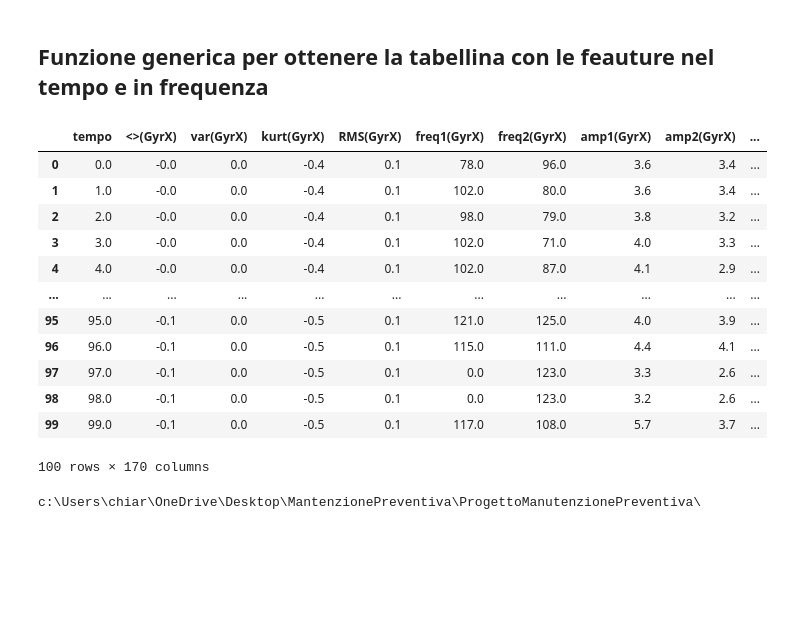
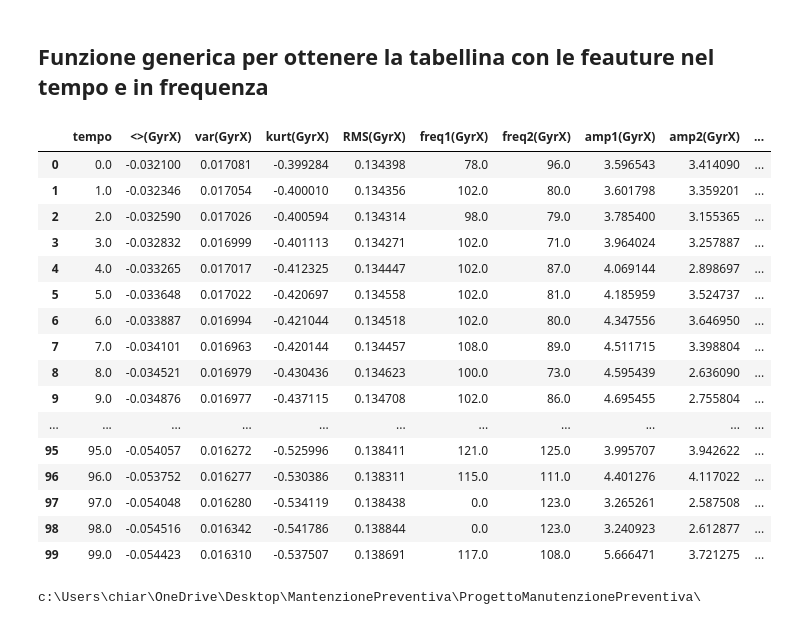
Before and after one commit to ChiaraAmalia/ProgettoManutenzionePreventiva, a Jupyter notebook: M1/FAULT_M1_10/fault_m1_10.ipynb, the cells around one changed output. Saved outputs shown, nothing was run; the diff lists cells and outputs as text; code cells hidden in the pictures; blank space fills up the shorter version.

```diff
--- a/M1/FAULT_M1_10/fault_m1_10.ipynb
+++ b/M1/FAULT_M1_10/fault_m1_10.ipynb
@@ -31,7 +35,6 @@ rcou_m1_fault10 = rcou_m1_fault10[((rcou_m1_fault10['C9'] >= potenza) & (rcou_m1
 
 rcou_m1_fault10 = rcou_m1_fault10.reset_index(drop=True)
 
-pd.set_option('display.float_format', lambda x: '%.1f' % x)
 
 display(rcou_m1_fault10)
 # %% [output]
@@ -139,7 +142,7 @@ print(att_m1_fault10)
 
 [9163 rows x 7 columns]
 # %%
-#elettricita' che scorre nel motore considerato, al momento ne consideriamo solo 1
+'''#elettricita' che scorre nel motore considerato, al momento ne consideriamo solo 1
 esc_0_m1_fault10 = pd.read_csv("ESC_0.csv")
 esc_0_m1_fault10 = esc_0_m1_fault10.astype("float64")
 esc_0_m1_fault10 = esc_0_m1_fault10.drop(['LineNo','Instance', 'RawRPM', 'Volt', 'Temp', 'CTot', 'MotTemp', 'Err'], axis=1)
@@ -174,4 +177,4 @@ esc_5_m1_fault10 = pd.read_csv("ESC_5.csv")
 esc_5_m1_fault10 = esc_5_m1_fault10.astype("float64")
 esc_5_m1_fault10 = esc_5_m1_fault10.drop(['LineNo','Instance', 'RawRPM', 'Volt', 'Temp', 'CTot', 'MotTemp', 'Err'], axis=1)
 esc_5_m1_fault10 = esc_5_m1_fault10[((esc_5_m1_fault10['TimeUS'] >= min) & (esc_5_m1_fault10['TimeUS'] <= max))]
-esc_5_m1_fault10=esc_5_m1_fault10.rename(columns={"RPM": "RPM(ESC_5)", "Curr": "Curr(ESC_5)"})
+esc_5_m1_fault10=esc_5_m1_fault10.rename(columns={"RPM": "RPM(ESC_5)", "Curr": "Curr(ESC_5)"})'''
@@ -215,13 +220,13 @@ display(imu_m1_fault10)
 m1_fault10 = pd.merge_ordered(imu_m1_fault10,att_m1_fault10)
 m1_fault10=m1_fault10.fillna(method="ffill").fillna(method="bfill")
 #sincronizzazione dei tempi tra la tabella ottenuta precedentemente e esc_0 (corrente che passa nel motore)
-m1_fault10 = pd.merge_ordered(m1_fault10, esc_0_m1_fault10)
+'''m1_fault10 = pd.merge_ordered(m1_fault10, esc_0_m1_fault10)
 m1_fault10 = pd.merge_ordered(m1_fault10, esc_1_m1_fault10)
 m1_fault10 = pd.merge_ordered(m1_fault10, esc_2_m1_fault10)
 m1_fault10 = pd.merge_ordered(m1_fault10, esc_3_m1_fault10)
 m1_fault10 = pd.merge_ordered(m1_fault10, esc_4_m1_fault10)
 m1_fault10 = pd.merge_ordered(m1_fault10, esc_5_m1_fault10)
-m1_fault10=m1_fault10.fillna(method="ffill").fillna(method="bfill")
+m1_fault10=m1_fault10.fillna(method="ffill").fillna(method="bfill")'''
 m1_fault10 = pd.merge_ordered(m1_fault10, rcou_m1_fault10)
 m1_fault10=m1_fault10.fillna(method="ffill").fillna(method="bfill")
 # %%
@@ -366,48 +371,62 @@ def time_freq_feat(V):
         else:
             index2 = np.where(properties['peak_heights'] == h_max_peak_2)[0][0]
 
-        val={'tempo':i,f'<>({V})':mean,f'var({V})':var,f'kurt({V})':kurt,f'RMS({V})':rms,f'freq1({V})':xf[index1],f'freq2({V})':xf[index2],f'amp1({V})':h_max_peak_1,f'amp2({V})':h_max_peak_2}
+        val={'tempo':i,f'<>({V})':round(mean,20),f'var({V})':round(var,20),f'kurt({V})':round(kurt,20),f'RMS({V})':round(rms,20),f'freq1({V})':round(xf[index1],20),f'freq2({V})':round(xf[index2],20),f'amp1({V})':round(h_max_peak_1,20),f'amp2({V})':round(h_max_peak_2,20)}
         tab = tab.astype("float64")
         tab=tab.append(val,ignore_index=True)
     return tab
 # %%
 from functools import reduce
 GyrX=time_freq_feat('GyrX')
 GyrY=time_freq_feat('GyrY')
 GyrZ=time_freq_feat('GyrZ')
 AccX=time_freq_feat('AccX')
 AccY=time_freq_feat('AccY')
 AccZ=time_freq_feat('AccZ')
 Roll=time_freq_feat('Roll')
 Pitch=time_freq_feat('Pitch')
 Yaw=time_freq_feat('Yaw')
-rpm_ESC_0=time_freq_feat('RPM(ESC_0)')
+'''rpm_ESC_0=time_freq_feat('RPM(ESC_0)')
 curr_ESC_0=time_freq_feat('Curr(ESC_0)')
 rpm_ESC_1=time_freq_feat('RPM(ESC_1)')
 curr_ESC_1=time_freq_feat('Curr(ESC_1)')
 rpm_ESC_2=time_freq_feat('RPM(ESC_2)')
 curr_ESC_2=time_freq_feat('Curr(ESC_2)')
 rpm_ESC_3=time_freq_feat('RPM(ESC_3)')
 curr_ESC_3=time_freq_feat('Curr(ESC_3)')
 rpm_ESC_4=time_freq_feat('RPM(ESC_4)')
 curr_ESC_4=time_freq_feat('Curr(ESC_4)')
 rpm_ESC_5=time_freq_feat('RPM(ESC_5)')
-curr_ESC_5=time_freq_feat('Curr(ESC_5)')
-merged = [GyrX,GyrY,GyrZ,AccX,AccY,AccZ,Roll,Pitch,Yaw,rpm_ESC_0,curr_ESC_0,rpm_ESC_1,curr_ESC_1,rpm_ESC_2,curr_ESC_2,rpm_ESC_3,curr_ESC_3,rpm_ESC_4,curr_ESC_4,rpm_ESC_5,curr_ESC_5]
+curr_ESC_5=time_freq_feat('Curr(ESC_5)')'''
+c_9 =time_freq_feat('C9')
+c_10 =time_freq_feat('C10')
+c_11 =time_freq_feat('C11')
+c_12 =time_freq_feat('C12')
+c_13 =time_freq_feat('C13')
+c_14 =time_freq_feat('C14')
+#merged = [GyrX,GyrY,GyrZ,AccX,AccY,AccZ,Roll,Pitch,Yaw,rpm_ESC_0,curr_ESC_0,rpm_ESC_1,curr_ESC_1,rpm_ESC_2,curr_ESC_2,rpm_ESC_3,curr_ESC_3,rpm_ESC_4,curr_ESC_4,rpm_ESC_5,curr_ESC_5,c_9,c_10,c_11,c_12,c_13,c_14]
+merged = [GyrX,GyrY,GyrZ,AccX,AccY,AccZ,Roll,Pitch,Yaw,c_9,c_10,c_11,c_12,c_13,c_14]
 df_merged = reduce(lambda  left,right: pd.merge(left,right,on=['tempo'],how='outer'), merged)
 df_merged["Guasto"] = guasto
+
+pd.set_option('display.max_rows', None)
+pd.set_option('display.max_columns', None)
 display(df_merged)
 # %% [output]
 |  | tempo | <>(GyrX) | var(GyrX) | kurt(GyrX) | RMS(GyrX) | freq1(GyrX) | freq2(GyrX) | amp1(GyrX) | amp2(GyrX) | ... |
-| 0 | 0.0 | -0.0 | 0.0 | -0.4 | 0.1 | 78.0 | 96.0 | 3.6 | 3.4 | ... |
-| 1 | 1.0 | -0.0 | 0.0 | -0.4 | 0.1 | 102.0 | 80.0 | 3.6 | 3.4 | ... |
-| 2 | 2.0 | -0.0 | 0.0 | -0.4 | 0.1 | 98.0 | 79.0 | 3.8 | 3.2 | ... |
-| 3 | 3.0 | -0.0 | 0.0 | -0.4 | 0.1 | 102.0 | 71.0 | 4.0 | 3.3 | ... |
-| 4 | 4.0 | -0.0 | 0.0 | -0.4 | 0.1 | 102.0 | 87.0 | 4.1 | 2.9 | ... |
+| 0 | 0.0 | -0.032100 | 0.017081 | -0.399284 | 0.134398 | 78.0 | 96.0 | 3.596543 | 3.414090 | ... |
+| 1 | 1.0 | -0.032346 | 0.017054 | -0.400010 | 0.134356 | 102.0 | 80.0 | 3.601798 | 3.359201 | ... |
+| 2 | 2.0 | -0.032590 | 0.017026 | -0.400594 | 0.134314 | 98.0 | 79.0 | 3.785400 | 3.155365 | ... |
+| 3 | 3.0 | -0.032832 | 0.016999 | -0.401113 | 0.134271 | 102.0 | 71.0 | 3.964024 | 3.257887 | ... |
+| 4 | 4.0 | -0.033265 | 0.017017 | -0.412325 | 0.134447 | 102.0 | 87.0 | 4.069144 | 2.898697 | ... |
+| 5 | 5.0 | -0.033648 | 0.017022 | -0.420697 | 0.134558 | 102.0 | 81.0 | 4.185959 | 3.524737 | ... |
+| 6 | 6.0 | -0.033887 | 0.016994 | -0.421044 | 0.134518 | 102.0 | 80.0 | 4.347556 | 3.646950 | ... |
+| 7 | 7.0 | -0.034101 | 0.016963 | -0.420144 | 0.134457 | 108.0 | 89.0 | 4.511715 | 3.398804 | ... |
+| 8 | 8.0 | -0.034521 | 0.016979 | -0.430436 | 0.134623 | 100.0 | 73.0 | 4.595439 | 2.636090 | ... |
+| 9 | 9.0 | -0.034876 | 0.016977 | -0.437115 | 0.134708 | 102.0 | 86.0 | 4.695455 | 2.755804 | ... |
 | ... | ... | ... | ... | ... | ... | ... | ... | ... | ... | ... |
-| 95 | 95.0 | -0.1 | 0.0 | -0.5 | 0.1 | 121.0 | 125.0 | 4.0 | 3.9 | ... |
-| 96 | 96.0 | -0.1 | 0.0 | -0.5 | 0.1 | 115.0 | 111.0 | 4.4 | 4.1 | ... |
-| 97 | 97.0 | -0.1 | 0.0 | -0.5 | 0.1 | 0.0 | 123.0 | 3.3 | 2.6 | ... |
-| 98 | 98.0 | -0.1 | 0.0 | -0.5 | 0.1 | 0.0 | 123.0 | 3.2 | 2.6 | ... |
-| 99 | 99.0 | -0.1 | 0.0 | -0.5 | 0.1 | 117.0 | 108.0 | 5.7 | 3.7 | ... |
+| 95 | 95.0 | -0.054057 | 0.016272 | -0.525996 | 0.138411 | 121.0 | 125.0 | 3.995707 | 3.942622 | ... |
+| 96 | 96.0 | -0.053752 | 0.016277 | -0.530386 | 0.138311 | 115.0 | 111.0 | 4.401276 | 4.117022 | ... |
+| 97 | 97.0 | -0.054048 | 0.016280 | -0.534119 | 0.138438 | 0.0 | 123.0 | 3.265261 | 2.587508 | ... |
+| 98 | 98.0 | -0.054516 | 0.016342 | -0.541786 | 0.138844 | 0.0 | 123.0 | 3.240923 | 2.612877 | ... |
+| 99 | 99.0 | -0.054423 | 0.016310 | -0.537507 | 0.138691 | 117.0 | 108.0 | 5.666471 | 3.721275 | ... |
-100 rows × 170 columns
```
Also changed, not shown: parts of 11 cells of this notebook, 37 other files.
